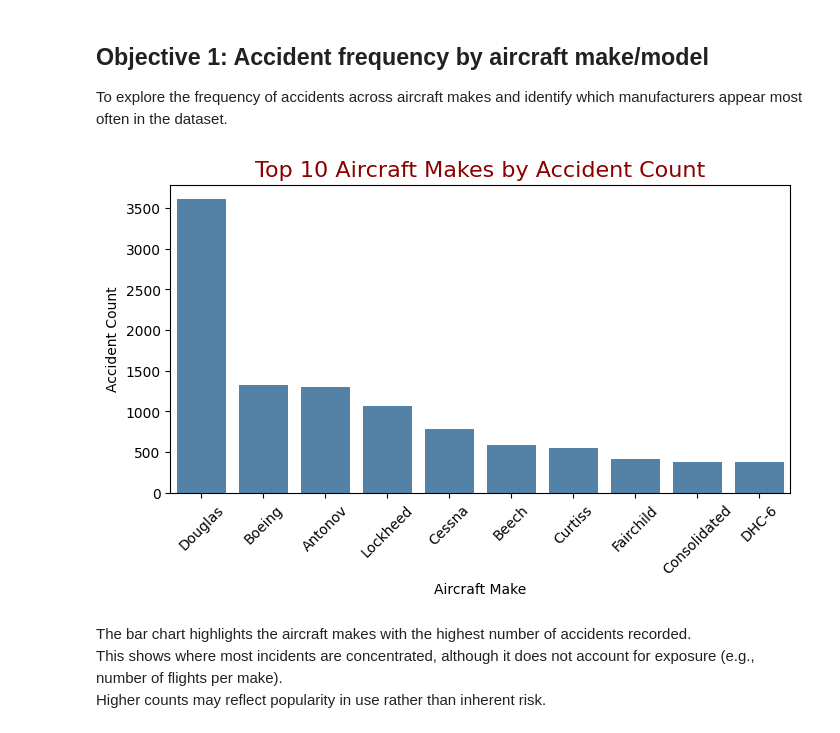
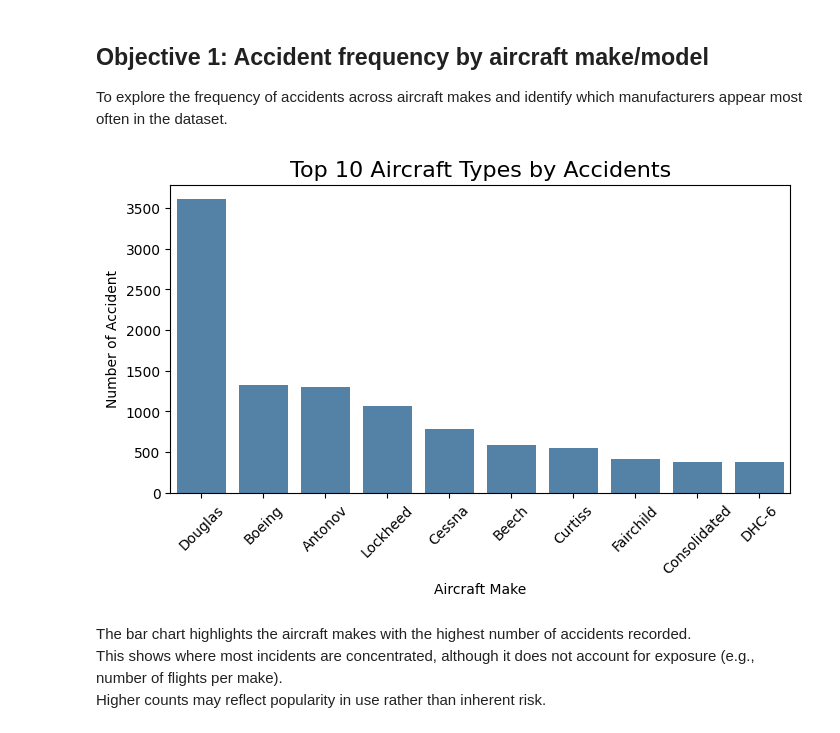
Before and after one commit to Kaks753/Projects, a Jupyter notebook: aviation_accidents.ipynb, the cells around one changed output. Saved outputs shown, nothing was run; the diff lists cells and outputs as text; code cells hidden in the pictures.

Commit message:
Edited visuals

```diff
--- a/aviation_accidents.ipynb
+++ b/aviation_accidents.ipynb
@@ -315,16 +315,16 @@ import seaborn as sns
 # %%
 
 top_makes = aviation_accidents_cleaned['type'].astype(str).str.split().str[0].value_counts().head(10)
 
 plt.figure(figsize=(8,4))
 sns.barplot(x=top_makes.index, y=top_makes.values, color="steelblue")
-plt.title("Top 10 Aircraft Makes by Accident Count", fontsize=16, color='darkred')
+plt.title("Top 10 Aircraft Types by Accidents", fontsize=16)
 plt.xlabel("Aircraft Make")
-plt.ylabel("Accident Count")
+plt.ylabel("Number of Accident")
 plt.xticks(rotation=45)
 plt.show()
 # %% [output]
-[figure, old version]
+[figure, new version]
 # %% [markdown]
 The bar chart highlights the aircraft makes with the highest number of accidents recorded.
 This shows where most incidents are concentrated, although it does not account for exposure (e.g., number of flights per make).
```
Also changed, not shown: parts of 12 cells of this notebook.
